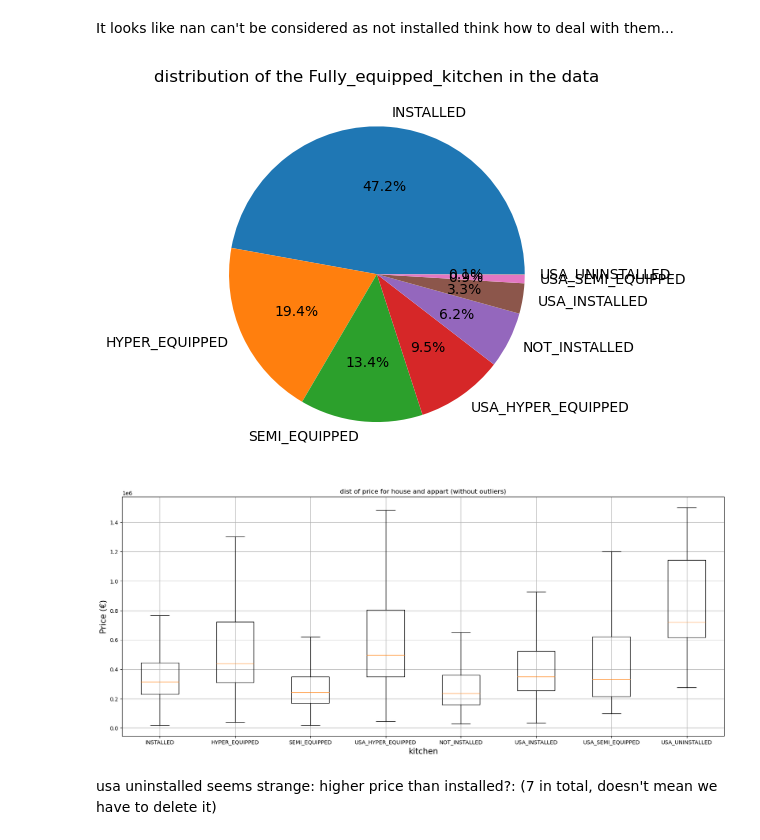
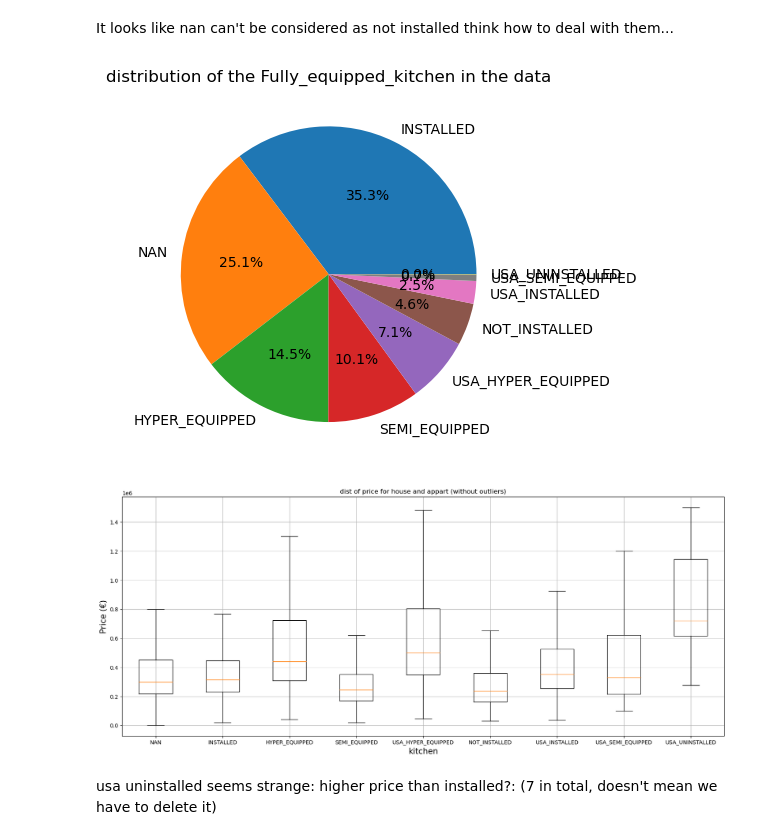
Before and after one commit to Minijump/real-estate-price-prediction, a Jupyter notebook: data_analysis/variable_on_price/equipped_kitchen.ipynb, the cells around one changed output. Saved outputs shown, nothing was run; the diff lists cells and outputs as text; code cells hidden in the pictures.

```diff
--- a/data_analysis/variable_on_price/equipped_kitchen.ipynb
+++ b/data_analysis/variable_on_price/equipped_kitchen.ipynb
@@ -53,15 +53,15 @@ It looks like nan can't be considered as not installed
 think how to deal with them...
 # %%
 #if we consider nan = not installed:
-#df_final = df_final.fillna("NOT_INSTALLED")
+df_final["Fully_equipped_kitchen"] = df_final["Fully_equipped_kitchen"].fillna("NAN")
 freq_type = df_final["Fully_equipped_kitchen"].value_counts()
 plt.pie(freq_type, labels=freq_type.index, autopct='%1.1f%%')
 plt.title("distribution of the Fully_equipped_kitchen in the data")
 plt.show()
 # %% [output]
-[figure, old version]
+[figure, new version]
 # %%
-#df_nan = df_final[df_final['Fully_equipped_kitchen'].isna()]
+df_nan = df_final[df_final['Fully_equipped_kitchen'] == "NAN"]
 df_installed = df_final[df_final['Fully_equipped_kitchen'] == "INSTALLED" ]
 df_hyper = df_final[df_final['Fully_equipped_kitchen'] == "HYPER_EQUIPPED" ]
 df_semi = df_final[df_final['Fully_equipped_kitchen'] == "SEMI_EQUIPPED" ]
@@ -72,9 +72,9 @@ df_usa_se = df_final[df_final['Fully_equipped_kitchen'] == "USA_SEMI_EQUIPPED" ]
 df_usa_u = df_final[df_final['Fully_equipped_kitchen'] == "USA_UNINSTALLED" ]
 
 plt.figure(figsize=(20, 8))
-plt.boxplot([df_installed['Price'], df_hyper['Price'], df_semi['Price'], df_usa_h['Price'], df_n_i['Price'], df_usa_i['Price'], df_usa_se['Price'], df_usa_u['Price']],
+plt.boxplot([df_nan['Price'], df_installed['Price'], df_hyper['Price'], df_semi['Price'], df_usa_h['Price'], df_n_i['Price'], df_usa_i['Price'], df_usa_se['Price'], df_usa_u['Price']],
             showfliers=False,
-            labels=['INSTALLED', 'HYPER_EQUIPPED', 'SEMI_EQUIPPED', 'USA_HYPER_EQUIPPED', 'NOT_INSTALLED', 'USA_INSTALLED', 'USA_SEMI_EQUIPPED', 'USA_UNINSTALLED'])
+            labels=['NAN', 'INSTALLED', 'HYPER_EQUIPPED', 'SEMI_EQUIPPED', 'USA_HYPER_EQUIPPED', 'NOT_INSTALLED', 'USA_INSTALLED', 'USA_SEMI_EQUIPPED', 'USA_UNINSTALLED'])
 plt.xlabel('kitchen', fontsize=15)
 plt.ylabel("Price (€)", fontsize=15)
 plt.title("dist of price for house and appart (without outliers)")
@@ -82,7 +82,7 @@ plt.grid(True)
 
 plt.show()
 # %% [output]
-[figure, old version]
+[figure, new version]
 # %% [markdown]
 usa uninstalled seems strange: higher price than installed?: (7 in total, doesn't mean we have to delete it)
 # %%
```
Also changed, not shown: 13 other files.
